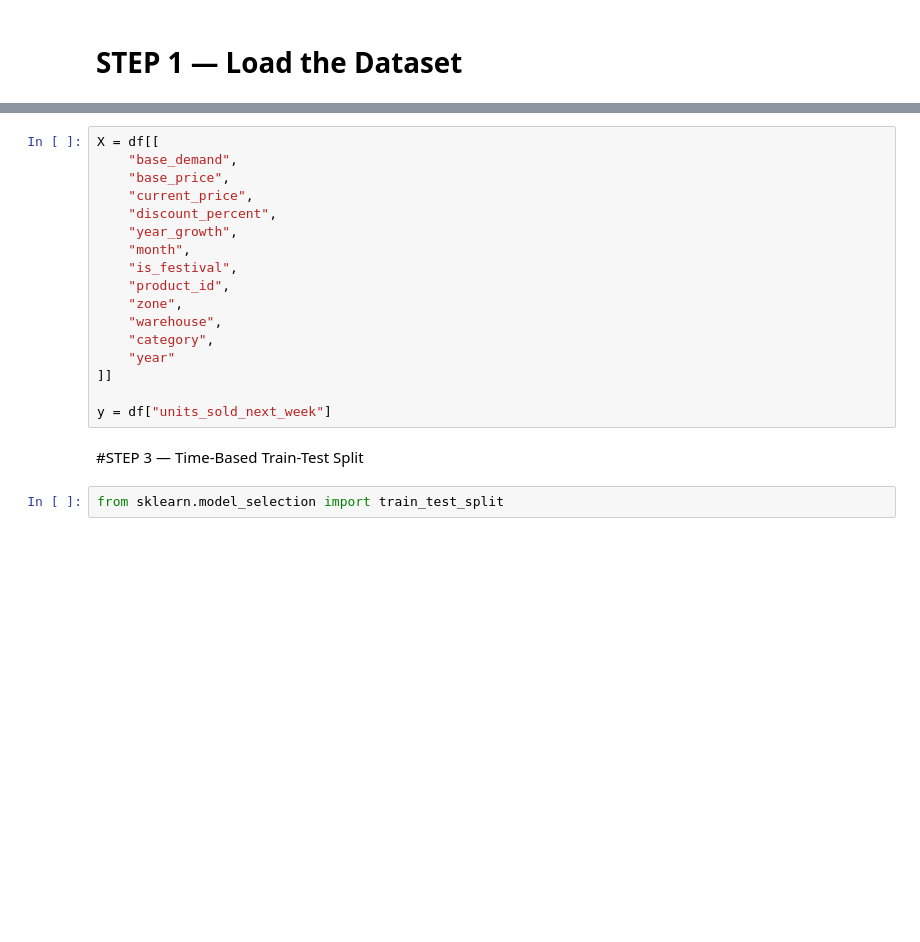
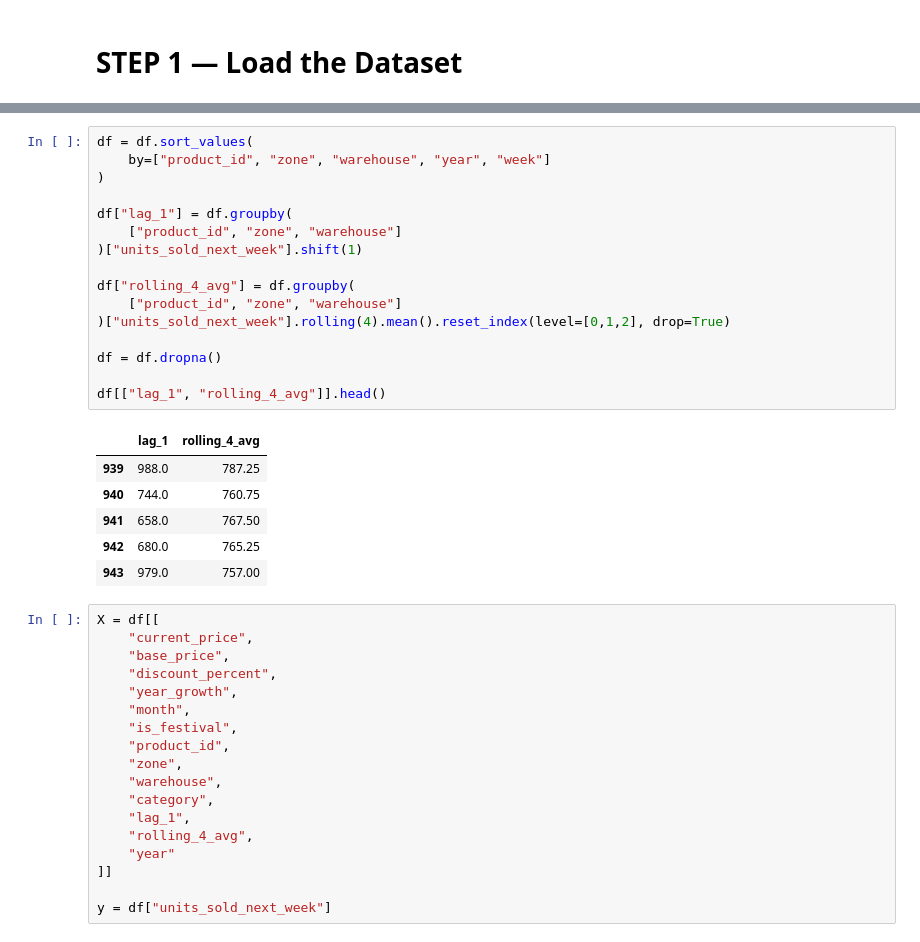
Before and after one commit to MithunSrinivas28/Fluxo_AI_Supplychain, a Jupyter notebook: demand_forecasting_model.ipynb, the cells around one changed output, grey strips where cells are left out. Cells and saved outputs as stored; diff of their text form; blank space fills up the shorter version.

```diff
--- a/demand_forecasting_model.ipynb
+++ b/demand_forecasting_model.ipynb
@@ -18,8 +28,30 @@ df.shape
+# %%
+df = df.sort_values(
+    by=["product_id", "zone", "warehouse", "year", "week"]
+)
+
+df["lag_1"] = df.groupby(
+    ["product_id", "zone", "warehouse"]
+)["units_sold_next_week"].shift(1)
+
+df["rolling_4_avg"] = df.groupby(
+    ["product_id", "zone", "warehouse"]
+)["units_sold_next_week"].rolling(4).mean().reset_index(level=[0,1,2], drop=True)
+
+df = df.dropna()
+
+df[["lag_1", "rolling_4_avg"]].head()
+# %% [output]
+|  | lag_1 | rolling_4_avg |
+| 939 | 988.0 | 787.25 |
+| 940 | 744.0 | 760.75 |
+| 941 | 658.0 | 767.50 |
+| 942 | 680.0 | 765.25 |
+| 943 | 979.0 | 757.00 |
 # %%
 X = df[[
-    "base_demand",
+    "current_price",
     "base_price",
-    "current_price",
     "discount_percent",
     "year_growth",
     "month",
@@ -28,11 +60,9 @@ X = df[[
     "zone",
     "warehouse",
     "category",
+    "lag_1",
+    "rolling_4_avg",
     "year"
 ]]
 
 y = df["units_sold_next_week"]
-# %% [markdown]
-#STEP 3 — Time-Based Train-Test Split
-# %%
-from sklearn.model_selection import train_test_split
```
Also changed, not shown: parts of 15 cells of this notebook.
